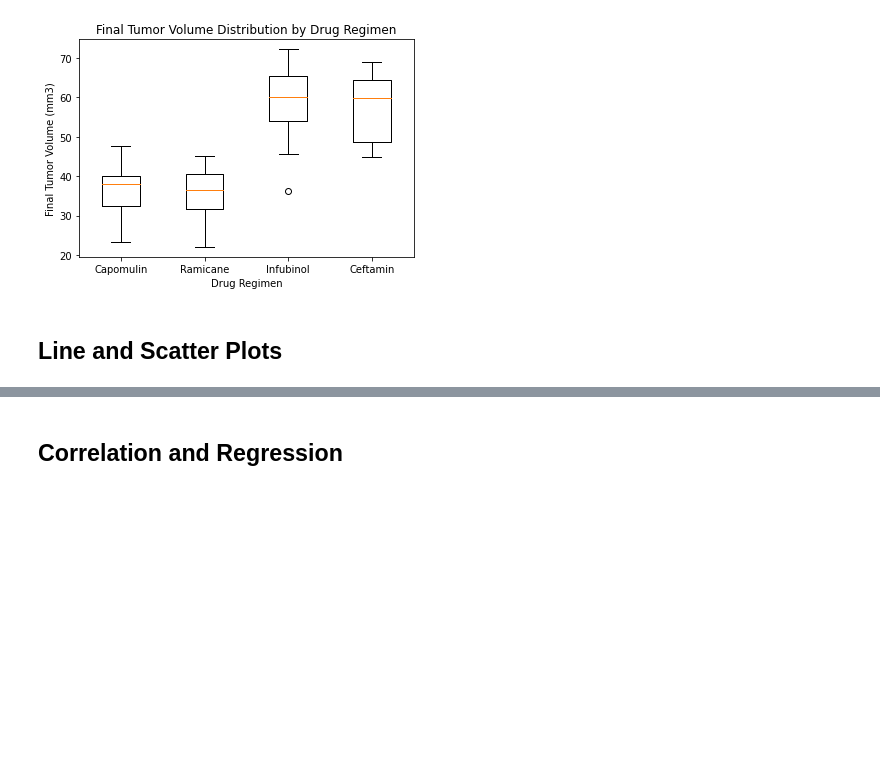
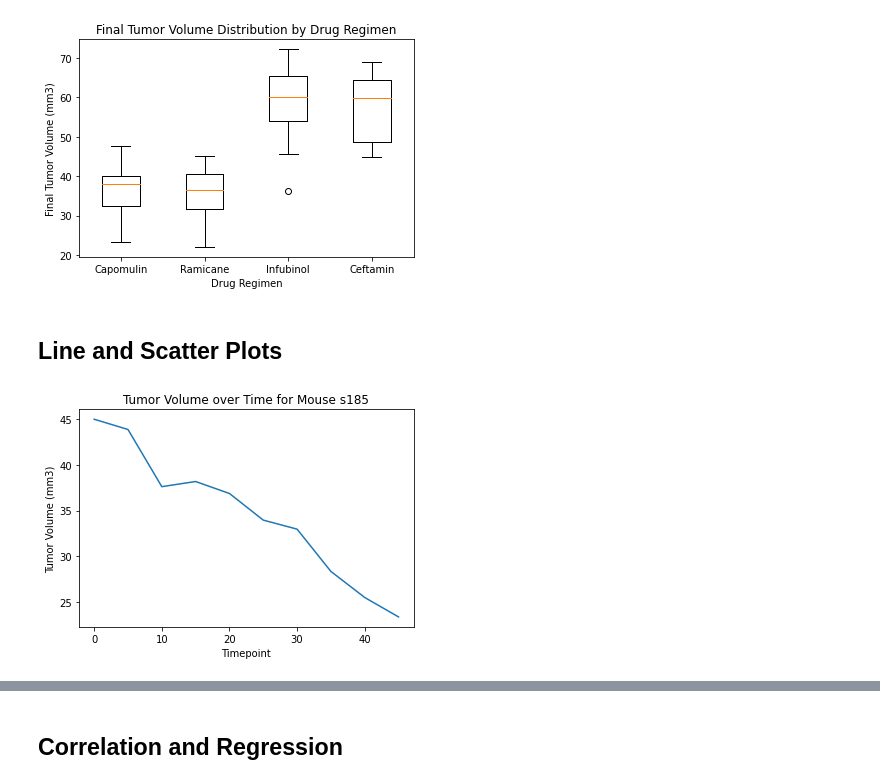
Before and after one commit to emcfarland/matplotlib-challenge, a Jupyter notebook: pymaceuticals.ipynb, the cells around one changed output, grey strips where cells are left out. Saved outputs shown, nothing was run; the diff lists cells and outputs as text; code cells hidden in the pictures; blank space fills up the shorter version.

Commit message:
Created line and scatter plots

```diff
--- a/pymaceuticals.ipynb
+++ b/pymaceuticals.ipynb
@@ -140,7 +140,9 @@ plt.pie(df["Sex"].value_counts())
 
 # HINT: Not all mice lived until timepoint 45
 # Start by getting the last (greatest) timepoint for each mouse
-mouse_gb = df.groupby("Mouse ID")["Timepoint"].transform(max) == df["Timepoint"]
+mouse_gb = df.groupby("Mouse ID")
+
+last_time = mouse_gb["Timepoint"].transform(max) == df["Timepoint"]
 
 # Merge this group df with the original dataframe to get the tumor volume at the last timepoint
-df["Final Tumor Volume"] = df[mouse_gb]["Tumor Volume (mm3)"]
+df["Final Tumor Volume"] = df[last_time]["Tumor Volume (mm3)"]
@@ -212,0 +221,13 @@ plt.show()
+# %%
+# Generate a line plot of tumor volume vs. time point for a single mouse
+# treated with Capomulin
+s185_time = df["Timepoint"].loc[(df["Drug Regimen"]=="Capomulin") & (df["Mouse ID"]=="s185")]
+s185_vol = df["Tumor Volume (mm3)"].loc[(df["Drug Regimen"]=="Capomulin") & (df["Mouse ID"]=="s185")]
+
+plt.plot(s185_time, s185_vol)
+plt.title("Tumor Volume over Time for Mouse s185")
+plt.xlabel("Timepoint")
+plt.ylabel("Tumor Volume (mm3)")
+plt.show()
+# %% [output]
+[figure, added]
```
Also changed, not shown: parts of 5 cells of this notebook.
